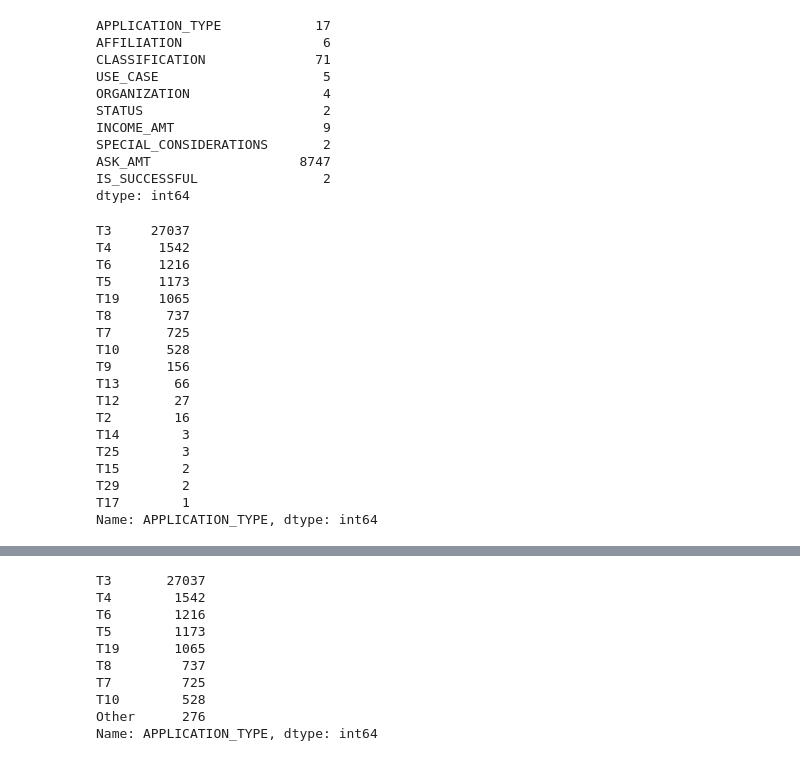
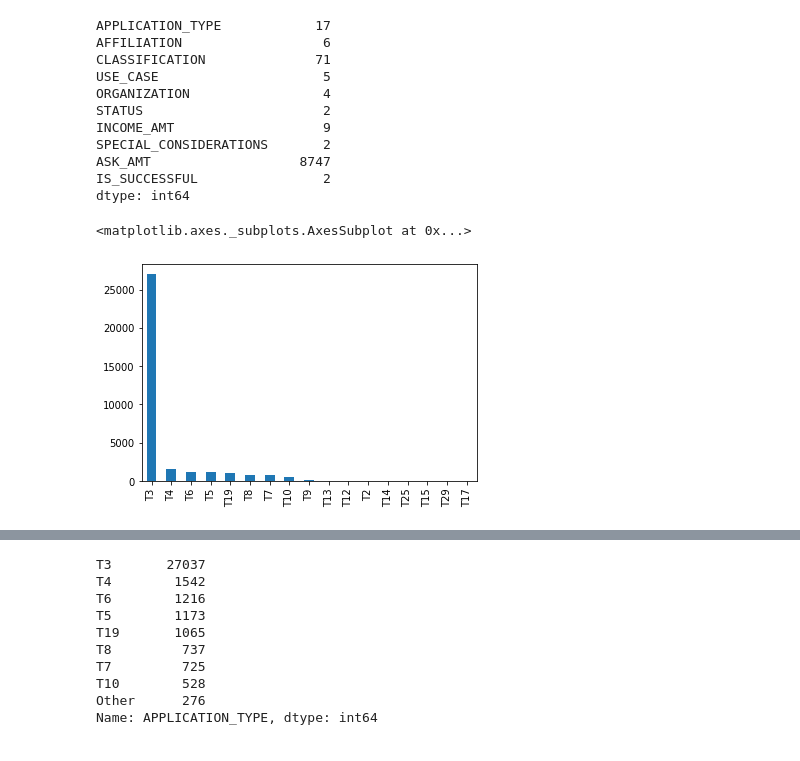
Before and after one commit to susanquiros/Charity-Funding-Predictor--Deep-Learning-, a Jupyter notebook: Starter_Code.ipynb, the cells around one changed output, grey strips where cells are left out. Cells and saved outputs as stored; diff of their text form; code cells hidden in the pictures.

```diff
--- a/Starter_Code.ipynb
+++ b/Starter_Code.ipynb
@@ -11,7 +17,8 @@ import tensorflow as tf
 
 #  Import and read the charity_data.csv.
 import pandas as pd
-application_df = pd.read_csv("../Resources/charity_data.csv")
+# application_df = pd.read_csv("Resources/charity_data.csv")
+application_df = pd.read_csv('charity_data.csv')
 application_df.head()
 # %% [output]
 |  | EIN | NAME | APPLICATION_TYPE | AFFILIATION | CLASSIFICATION | USE_CASE | ORGANIZATION | STATUS | ... |
@@ -23,3 +30,5 @@ application_df.head()
 # %%
 # Drop the non-beneficial ID columns, 'EIN' and 'NAME'.
 #  YOUR CODE GOES HERE
+application_clean = application_df.drop(columns=['EIN', 'NAME'], axis =1)
+application_clean
@@ -40,23 +63,7 @@ IS_SUCCESSFUL                2
 dtype: int64
 # %%
 # Look at APPLICATION_TYPE value counts for binning
-#  YOUR CODE GOES HERE
+application_clean.APPLICATION_TYPE.value_counts().plot(kind= 'bar')
 # %% [output]
-T3     27037
-T4      1542
-T6      1216
-T5      1173
-T19     1065
-T8       737
-T7       725
-T10      528
-T9       156
-T13       66
-T12       27
-T2        16
-T14        3
-T25        3
-T15        2
-T29        2
-T17        1
-Name: APPLICATION_TYPE, dtype: int64
+<matplotlib.axes._subplots.AxesSubplot at 0x...>
+[figure, added]
```
Also changed, not shown: parts of 14 cells of this notebook.
